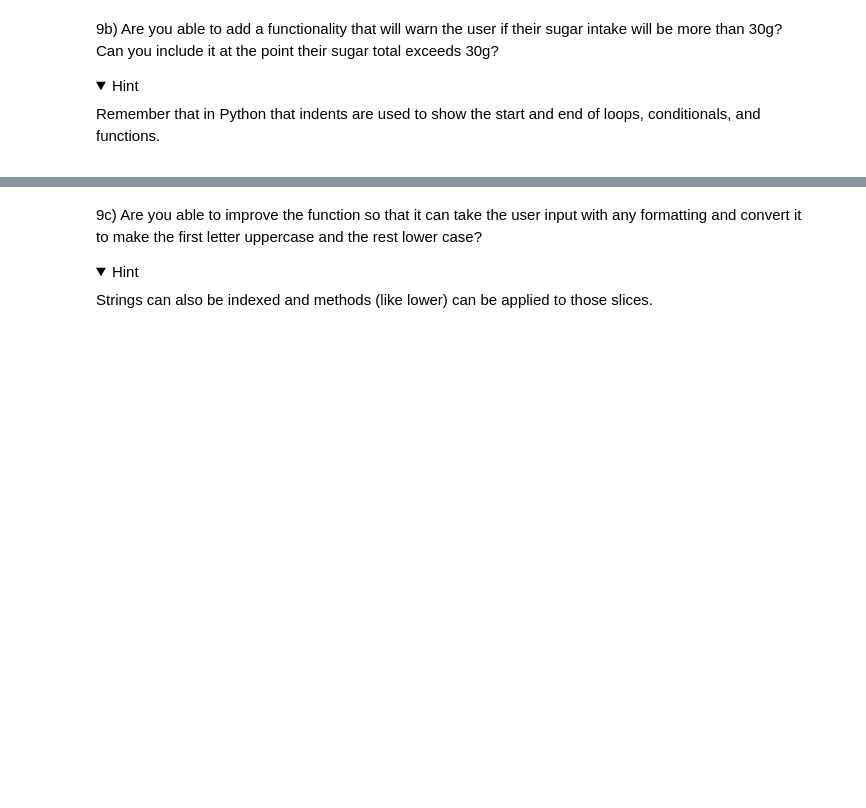
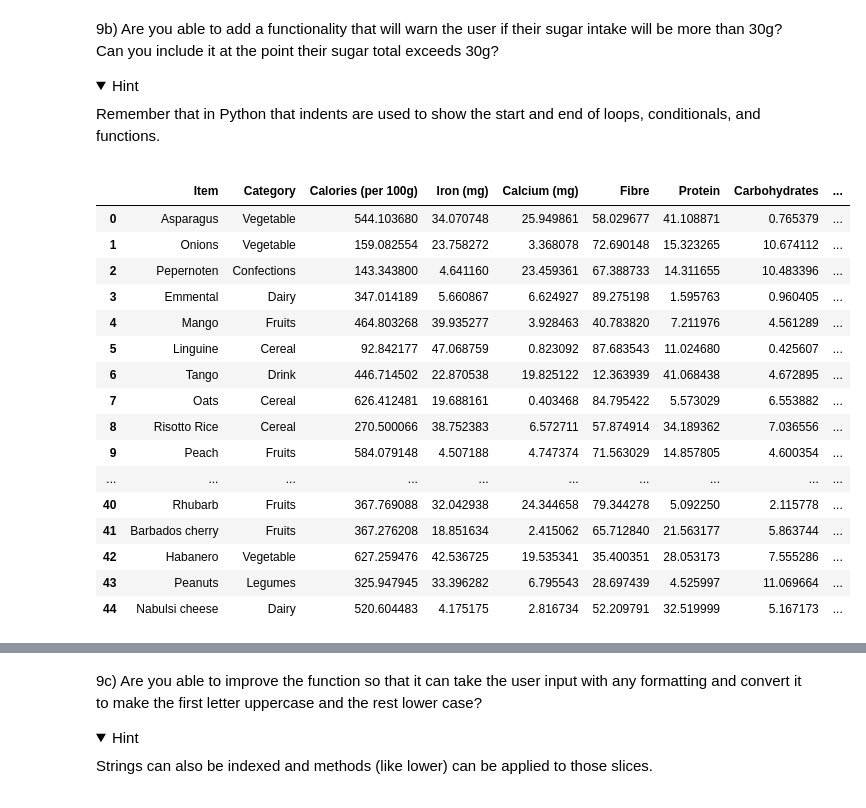
Before and after one commit to ubvu/Python-Software-Carpentry, a Jupyter notebook: Introductory/Homeworks/Python Part 2 Homework.ipynb, the cells around one changed output, grey strips where cells are left out. Drawn from its saved outputs; the diff is of its cells as text; code cells hidden in the pictures; folded sections open; blank space fills up the shorter version.

```diff
--- a/Introductory/Homeworks/Python Part 2 Homework.ipynb
+++ b/Introductory/Homeworks/Python Part 2 Homework.ipynb
@@ -219,3 +443,23 @@ Remember that in Python that indents are used to show the start and end of loops
 # %%
 # Use this cell to test out the function and the changes you have made
 meal_chooser()
+# %%
+pd.read_csv("C:/Users/tis254/Documents/Python-Software-Carpentry/Introductory/Homeworks/Gracielas_dataset.csv")
+# %% [output]
+|  | Item | Category | Calories (per 100g) | Iron (mg) | Calcium (mg) | Fibre | Protein | Carbohydrates | ... |
+| 0 | Asparagus | Vegetable | 544.103680 | 34.070748 | 25.949861 | 58.029677 | 41.108871 | 0.765379 | ... |
+| 1 | Onions | Vegetable | 159.082554 | 23.758272 | 3.368078 | 72.690148 | 15.323265 | 10.674112 | ... |
+| 2 | Pepernoten | Confections | 143.343800 | 4.641160 | 23.459361 | 67.388733 | 14.311655 | 10.483396 | ... |
+| 3 | Emmental | Dairy | 347.014189 | 5.660867 | 6.624927 | 89.275198 | 1.595763 | 0.960405 | ... |
+| 4 | Mango | Fruits | 464.803268 | 39.935277 | 3.928463 | 40.783820 | 7.211976 | 4.561289 | ... |
+| 5 | Linguine | Cereal | 92.842177 | 47.068759 | 0.823092 | 87.683543 | 11.024680 | 0.425607 | ... |
+| 6 | Tango | Drink | 446.714502 | 22.870538 | 19.825122 | 12.363939 | 41.068438 | 4.672895 | ... |
+| 7 | Oats | Cereal | 626.412481 | 19.688161 | 0.403468 | 84.795422 | 5.573029 | 6.553882 | ... |
+| 8 | Risotto Rice | Cereal | 270.500066 | 38.752383 | 6.572711 | 57.874914 | 34.189362 | 7.036556 | ... |
+| 9 | Peach | Fruits | 584.079148 | 4.507188 | 4.747374 | 71.563029 | 14.857805 | 4.600354 | ... |
+| ... | ... | ... | ... | ... | ... | ... | ... | ... | ... |
+| 40 | Rhubarb | Fruits | 367.769088 | 32.042938 | 24.344658 | 79.344278 | 5.092250 | 2.115778 | ... |
+| 41 | Barbados cherry | Fruits | 367.276208 | 18.851634 | 2.415062 | 65.712840 | 21.563177 | 5.863744 | ... |
+| 42 | Habanero | Vegetable | 627.259476 | 42.536725 | 19.535341 | 35.400351 | 28.053173 | 7.555286 | ... |
+| 43 | Peanuts | Legumes | 325.947945 | 33.396282 | 6.795543 | 28.697439 | 4.525997 | 11.069664 | ... |
+| 44 | Nabulsi cheese | Dairy | 520.604483 | 4.175175 | 2.816734 | 52.209791 | 32.519999 | 5.167173 | ... |
```
Also changed, not shown: parts of 29 cells of this notebook, 1 other file.
